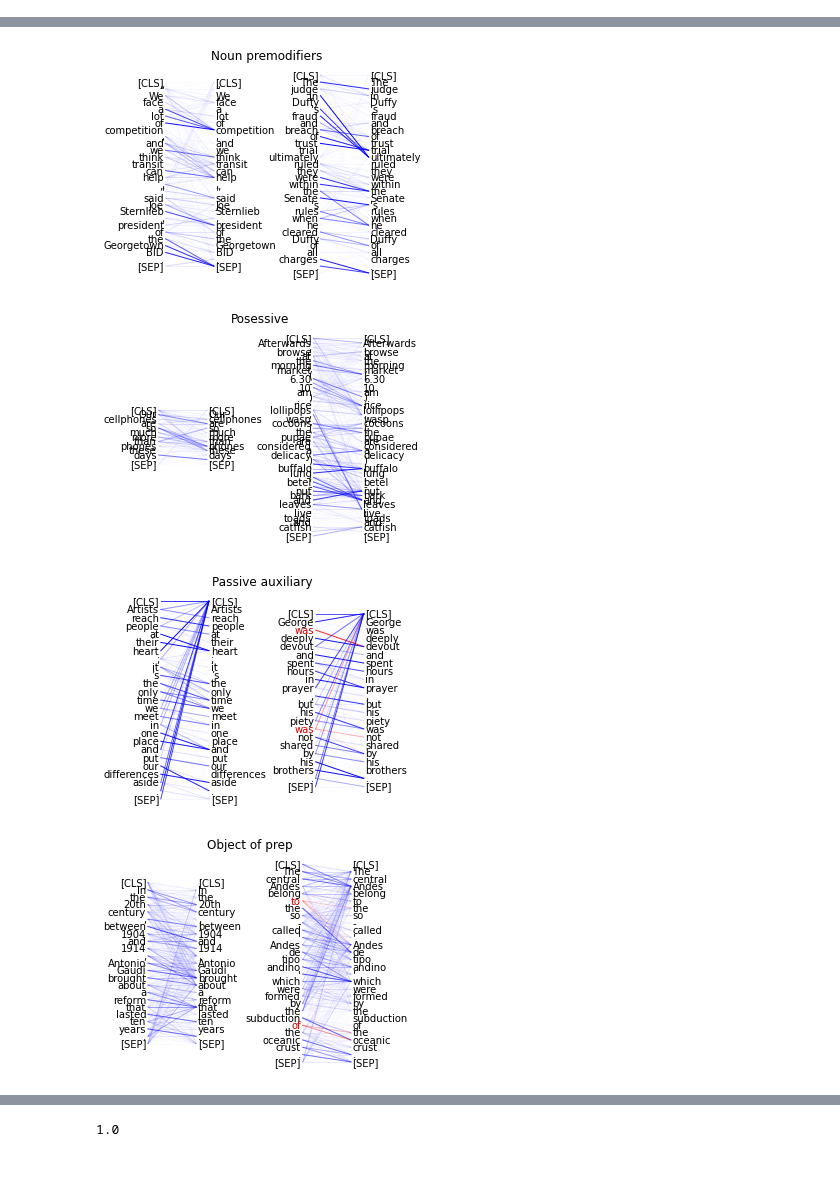
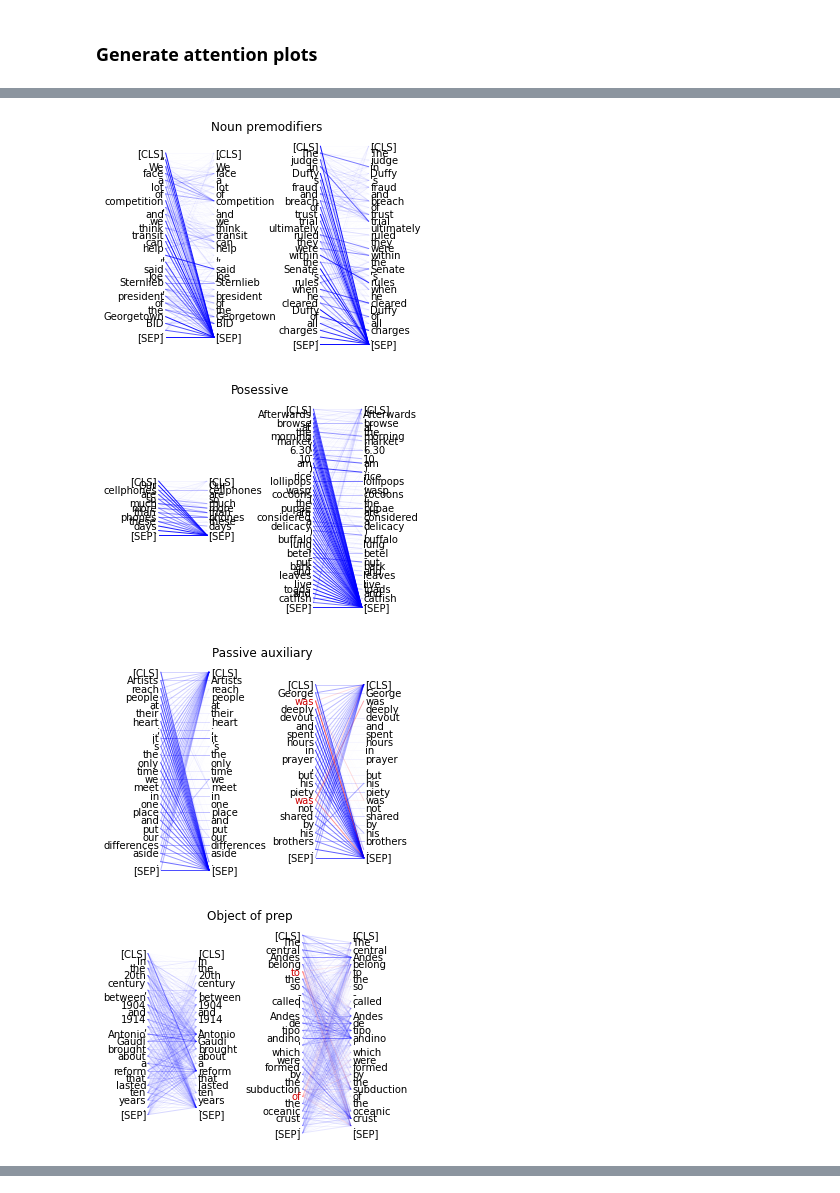
Before and after one commit to eliza166/mbertparsing, a Jupyter notebook: Analysis.ipynb, the cells around one changed output, grey strips where cells are left out. Drawn from its saved outputs; the diff is of its cells as text; code cells hidden in the pictures.

```diff
--- a/Analysis.ipynb
+++ b/Analysis.ipynb
@@ -19,8 +56,9 @@ import Language_Analysis
 # %%
 #Load the test results
 dev_data_english = Language_Analysis.load_pickle("./data/depparse/dev_attn.pkl")
+dev_data_english_o = Language_Analysis.load_pickle("./data/depparse_original/dev_attn.pkl")
 dev_data_spanish = Language_Analysis.load_pickle("./data/depparse_es/dev_attn.pkl")
 dev_data_italian = Language_Analysis.load_pickle("./data/depparse_it/dev_attn.pkl")
 dev_data_german = Language_Analysis.load_pickle("./data/depparse_de/dev_attn.pkl")
-dev_data_dict = {"English":dev_data_english,"Spanish":dev_data_spanish,
+dev_data_dict = {"English":dev_data_english, "English_o":dev_data_english_o,"Spanish":dev_data_spanish,
                  "Italian":dev_data_italian, "German":dev_data_german}
@@ -26,0 +95,16 @@ dev_data_dict = {"English":dev_data_english,"Spanish":dev_data_spanish,
+# %%
+count = 0
+pv = 0
+for i in range(len(dev_data_english_o)):
+  count += 1
+  assert dev_data_english_o[i]["words"] == dev_data_english[i]["words"]
+  assert dev_data_english_o[i]["heads"] == dev_data_english[i]["heads"]
+  assert dev_data_english_o[i]["relns"] == dev_data_english[i]["relns"]
+  try:
+    assert dev_data_english_o[i]["tokens"] == dev_data_english[i]["tokens"]
+  except:
+    pv +=1
+    if pv<20:
+      print(dev_data_english_o[i]["tokens"])
+      print(dev_data_english[i]["tokens"])
+  assert dev_data_english_o[i]["attns"].shape == dev_data_english[i]["attns"].shape
@@ -161,14 +349,17 @@ Language_Analysis.plot_reln_score("aux",dev_data_dict)
+# %% [markdown]
+### Generate attention plots
 # %%
-Language_Analysis.plot_attn("Direct object", [dev_data[0], dev_data[100]], 6, 11,
+Language_Analysis.plot_attn("Direct object", [dev_data_english[0], dev_data_english[100]], 8, 7,
           ["funds", "plans", "line"], example_sep=4)
-Language_Analysis.plot_attn("Noun premodifiers", [dev_data[13], dev_data[110]], 7, 10,
+
+Language_Analysis.plot_attn("Noun premodifiers", [dev_data_english[13], dev_data_english[110]], 7, 10,
           ["language", "law", "fight", "time", "executive"], color_from=False)
-Language_Analysis.plot_attn("Posessive", [dev_data[111], dev_data[244]], 6, 5,
+Language_Analysis.plot_attn("Posessive", [dev_data_english[111], dev_data_english[244]], 6, 5,
           ["his", "'s", "its"])
-Language_Analysis.plot_attn("Passive auxiliary", [dev_data[192], dev_data[680]], 3, 9,
+Language_Analysis.plot_attn("Passive auxiliary", [dev_data_english[192], dev_data_english[680]], 3, 9,
          ["been", "was"])
-Language_Analysis.plot_attn("Object of prep", [dev_data[i] for i in [975, 979]], 8, 5,
+Language_Analysis.plot_attn("Object of prep", [dev_data_english[i] for i in [975, 979]], 8, 5,
           ["in", "with", "to", "of", "at"], hide_sep=True)
-Language_Analysis.plot_attn("PRT", [dev_data[152], dev_data[160]], 5, 6,
+Language_Analysis.plot_attn("PRT", [dev_data_english[152], dev_data_english[160]], 5, 6,
           ["out", "around"])
 # %% [output]
@@ -176,4 +367,4 @@ Language_Analysis.plot_attn("PRT", [dev_data[152], dev_data[160]], 5, 6,
-[figure, old version]
+[figure, new version]
-[figure, old version]
+[figure, new version]
-[figure, old version]
+[figure, new version]
-[figure, old version]
+[figure, new version]
@@ -181,5 +371,0 @@ Language_Analysis.plot_attn("PRT", [dev_data[152], dev_data[160]], 5, 6,
-# %%
-from scipy.spatial import distance
-distance.cosine([1, 0, 0], [0, 1, 0])
-# %% [output]
-1.0
```
Also changed, not shown: parts of 78 cells of this notebook, 3 other files.
